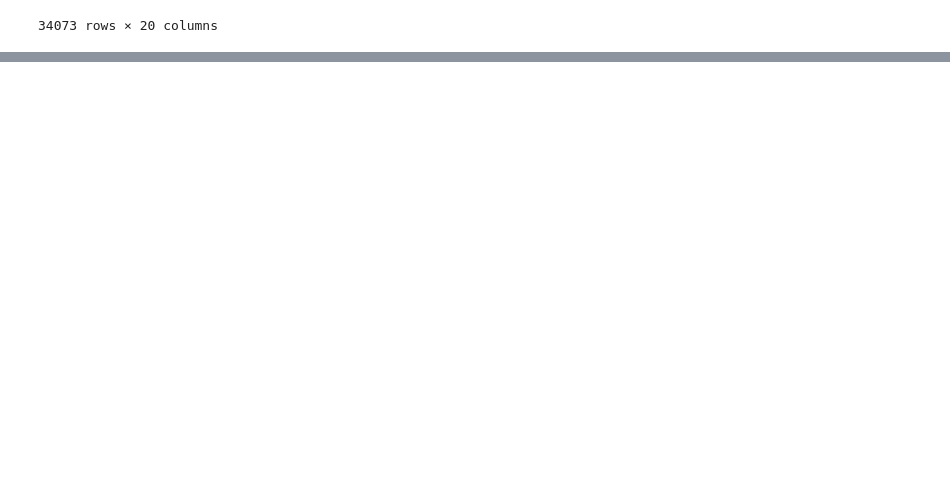
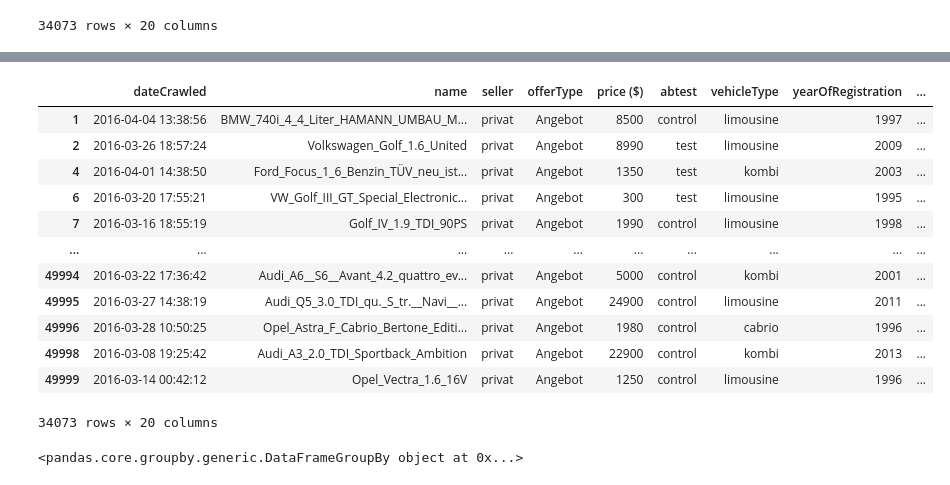
Before and after one commit to Abdulrehman512/Data-Science-AI, a Jupyter notebook: Applied_Pandas/Analyzing_Car_Sales_(Project)/index.ipynb, the cells around one changed output, grey strips where cells are left out. Saved outputs shown, nothing was run; the diff lists cells and outputs as text; code cells hidden in the pictures; blank space fills up the shorter version.

```diff
--- a/Applied_Pandas/Analyzing_Car_Sales_(Project)/index.ipynb
+++ b/Applied_Pandas/Analyzing_Car_Sales_(Project)/index.ipynb
@@ -200,0 +282,18 @@ top_selling_brand
+# %%
+top_selling_brand.rename({"price" : "price ($)", "odometer" : "odometer (km)"}, axis=1, inplace= True)
+# %%
+top_selling_brand
+# %% [output]
+|  | dateCrawled | name | seller | offerType | price ($) | abtest | vehicleType | yearOfRegistration | ... |
+| 1 | 2016-04-04 13:38:56 | BMW_740i_4_4_Liter_HAMANN_UMBAU_M... | privat | Angebot | 8500 | control | limousine | 1997 | ... |
+| 2 | 2016-03-26 18:57:24 | Volkswagen_Golf_1.6_United | privat | Angebot | 8990 | test | limousine | 2009 | ... |
+| 4 | 2016-04-01 14:38:50 | Ford_Focus_1_6_Benzin_TÜV_neu_ist... | privat | Angebot | 1350 | test | kombi | 2003 | ... |
+| 6 | 2016-03-20 17:55:21 | VW_Golf_III_GT_Special_Electronic... | privat | Angebot | 300 | test | limousine | 1995 | ... |
+| 7 | 2016-03-16 18:55:19 | Golf_IV_1.9_TDI_90PS | privat | Angebot | 1990 | control | limousine | 1998 | ... |
+| ... | ... | ... | ... | ... | ... | ... | ... | ... | ... |
+| 49994 | 2016-03-22 17:36:42 | Audi_A6__S6__Avant_4.2_quattro_ev... | privat | Angebot | 5000 | control | kombi | 2001 | ... |
+| 49995 | 2016-03-27 14:38:19 | Audi_Q5_3.0_TDI_qu._S_tr.__Navi__... | privat | Angebot | 24900 | control | limousine | 2011 | ... |
+| 49996 | 2016-03-28 10:50:25 | Opel_Astra_F_Cabrio_Bertone_Editi... | privat | Angebot | 1980 | control | cabrio | 1996 | ... |
+| 49998 | 2016-03-08 19:25:42 | Audi_A3_2.0_TDI_Sportback_Ambition | privat | Angebot | 22900 | control | kombi | 2013 | ... |
+| 49999 | 2016-03-14 00:42:12 | Opel_Vectra_1.6_16V | privat | Angebot | 1250 | control | limousine | 1996 | ... |
+34073 rows × 20 columns
@@ -200,0 +302,4 @@ top_selling_brand
+# %%
+groupping
+# %% [output]
+<pandas.core.groupby.generic.DataFrameGroupBy object at 0x...>
```
Also changed, not shown: parts of 16 cells of this notebook.
